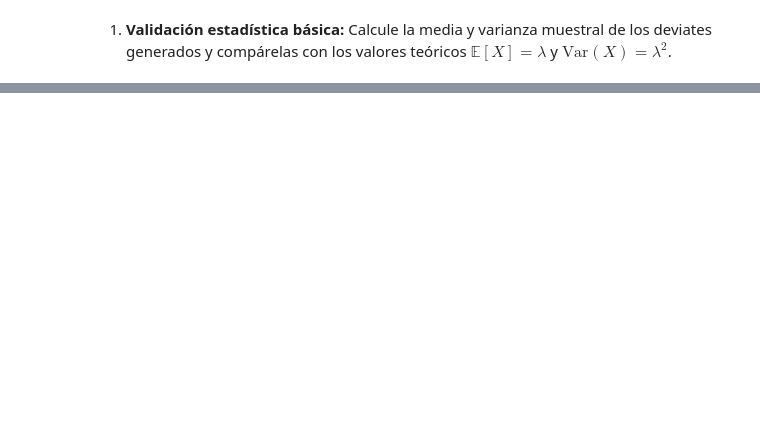
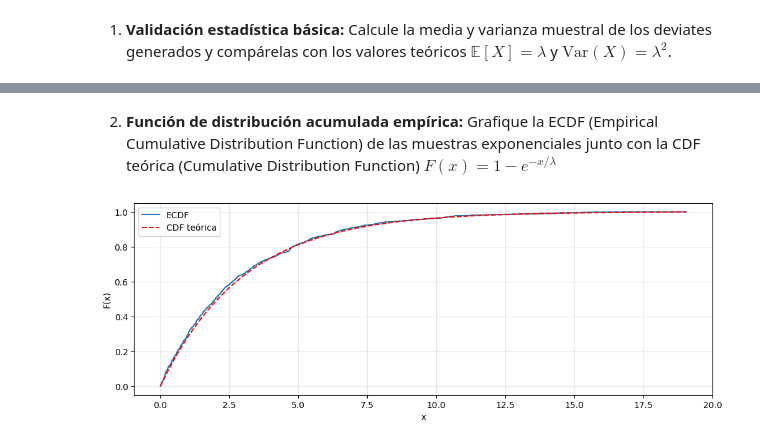
Before and after one commit to Daniel-534/Astroestadistica, a Jupyter notebook: Clases/Clase20260514.ipynb, the cells around one changed output, grey strips where cells are left out. Cells and saved outputs as stored; diff of their text form; code cells hidden in the pictures; blank space fills up the shorter version.

```diff
--- a/Clases/Clase20260514.ipynb
+++ b/Clases/Clase20260514.ipynb
@@ -63,0 +46,17 @@ Varianza: 9.4469 (teórica: 9)
+# %% [markdown]
+2. **Función de distribución acumulada empírica:** Grafique la ECDF (Empirical Cumulative Distribution Function) de las muestras exponenciales junto con la CDF teórica  (Cumulative Distribution Function) $F(x) = 1 - e^{-x/\lambda}$
+# %%
+x = np.sort(samples)
+
+ecdf = np.arange(1, n+1) / n
+cdf_teo = 1 - np.exp(-x/l)
+
+plt.figure(figsize=(6*2,4))
+plt.plot(x, ecdf, label='ECDF')
+plt.plot(x, cdf_teo, 'r--', label='CDF teórica')
+plt.xlabel('x')
+plt.ylabel('F(x)')
+plt.legend()
+plt.grid(alpha=0.3);
+# %% [output]
+[figure, added]
```
Also changed, not shown: parts of 13 cells of this notebook.
